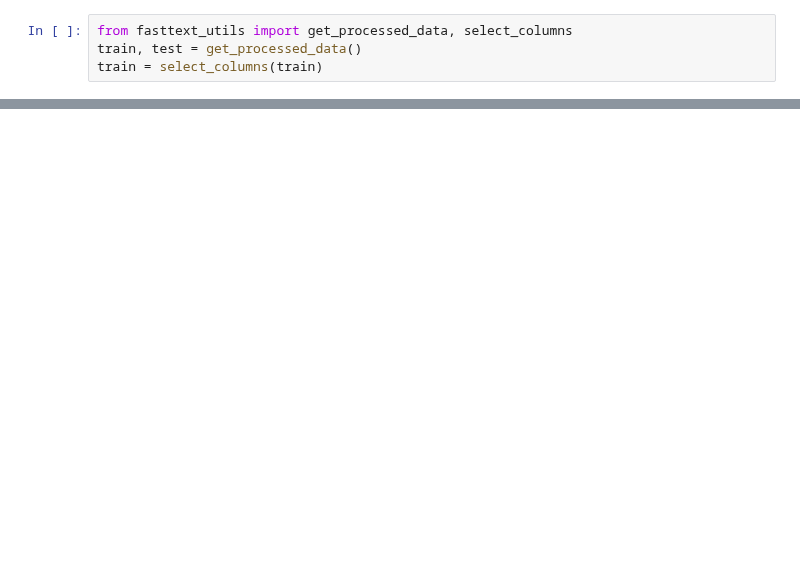
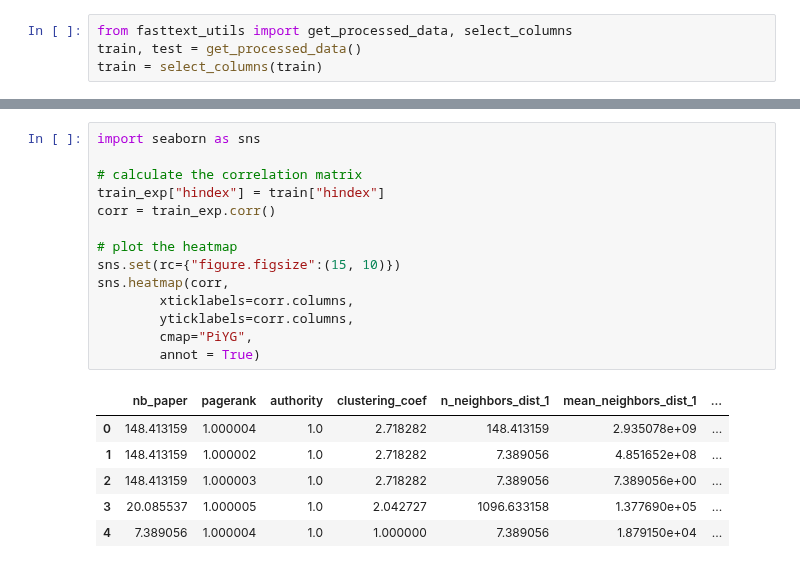
Before and after one commit to gostreap/h_index, a Jupyter notebook: src/features_study.ipynb, the cells around one changed output, grey strips where cells are left out. Cells and saved outputs as stored; diff of their text form; blank space fills up the shorter version.

```diff
--- a/src/features_study.ipynb
+++ b/src/features_study.ipynb
@@ -19,0 +25,21 @@ KeyError: "['author' 'text' 'modindx' 'hindex_lab'] not found in axis"
+# %%
+import seaborn as sns
+
+# calculate the correlation matrix
+train_exp["hindex"] = train["hindex"]
+corr = train_exp.corr()
+
+# plot the heatmap
+sns.set(rc={"figure.figsize":(15, 10)})
+sns.heatmap(corr,
+        xticklabels=corr.columns,
+        yticklabels=corr.columns,
+        cmap="PiYG",
+        annot = True)
+# %% [output]
+|  | nb_paper | pagerank | authority | clustering_coef | n_neighbors_dist_1 | mean_neighbors_dist_1 | ... |
+| 0 | 148.413159 | 1.000004 | 1.0 | 2.718282 | 148.413159 | 2.935078e+09 | ... |
+| 1 | 148.413159 | 1.000002 | 1.0 | 2.718282 | 7.389056 | 4.851652e+08 | ... |
+| 2 | 148.413159 | 1.000003 | 1.0 | 2.718282 | 7.389056 | 7.389056e+00 | ... |
+| 3 | 20.085537 | 1.000005 | 1.0 | 2.042727 | 1096.633158 | 1.377690e+05 | ... |
+| 4 | 7.389056 | 1.000004 | 1.0 | 1.000000 | 7.389056 | 1.879150e+04 | ... |
```
Also changed, not shown: parts of 2 cells of this notebook, 2 other files.
